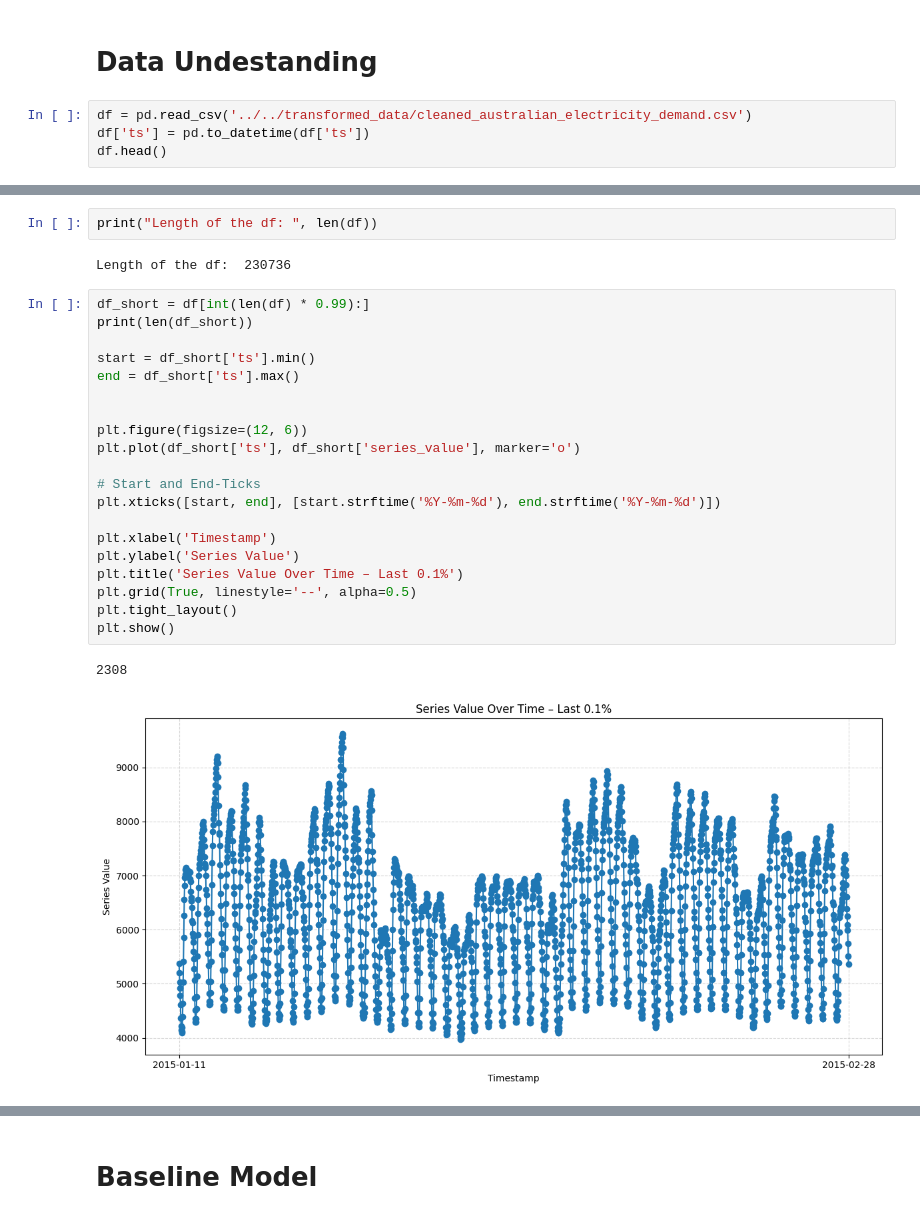
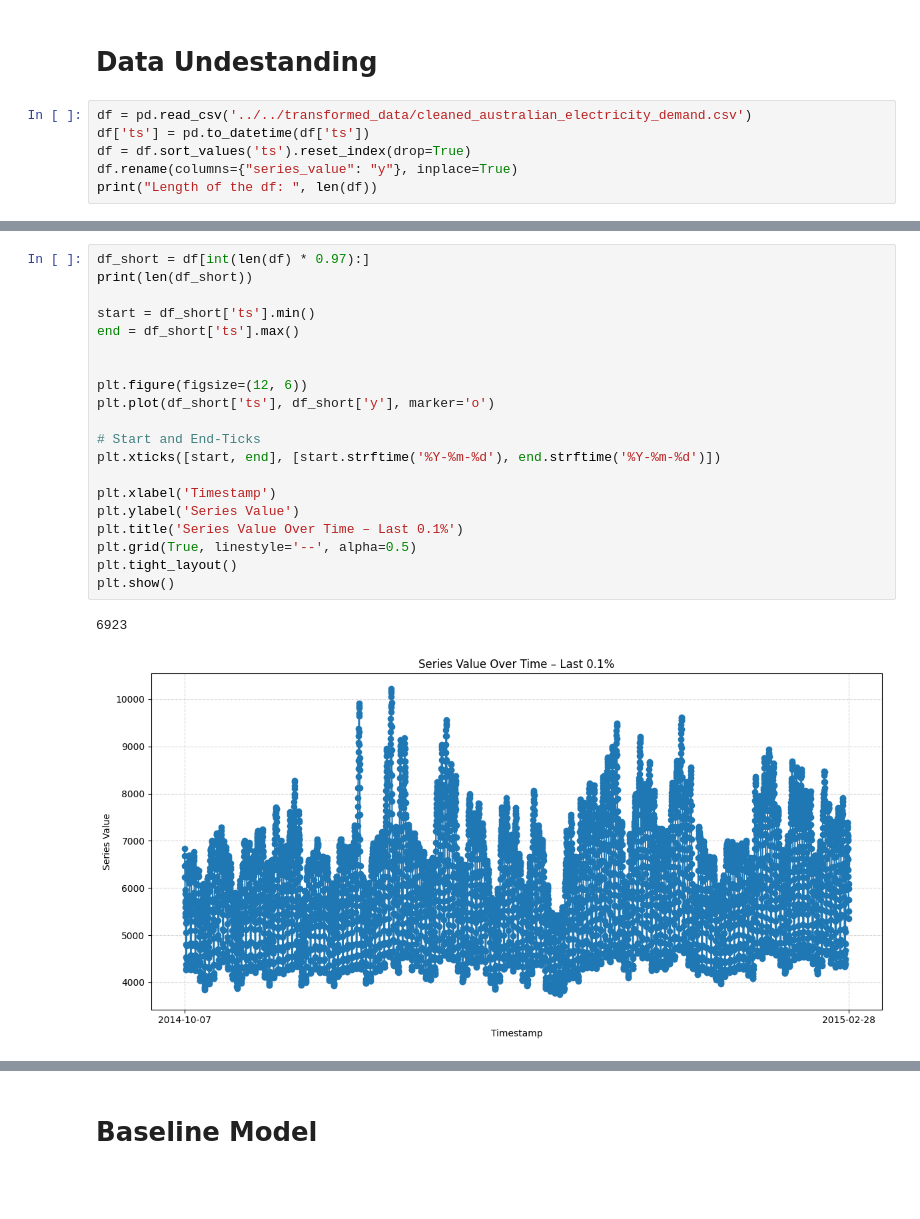
Before and after one commit to florivz/TSF-SS25-TimeGPT, a Jupyter notebook: skripts/forecasting/australian_electricity_model.ipynb, the cells around one changed output, grey strips where cells are left out. Cells and saved outputs as stored; diff of their text form; blank space fills up the shorter version.

```diff
--- a/skripts/forecasting/australian_electricity_model.ipynb
+++ b/skripts/forecasting/australian_electricity_model.ipynb
@@ -23,5 +13,7 @@ warnings.simplefilter(action='ignore', category=FutureWarning)
 # %%
 df = pd.read_csv('../../transformed_data/cleaned_australian_electricity_demand.csv')
 df['ts'] = pd.to_datetime(df['ts'])
-df.head()
+df = df.sort_values('ts').reset_index(drop=True)
+df.rename(columns={"series_value": "y"}, inplace=True)
+print("Length of the df: ", len(df))
 # %% [output]
@@ -34,28 +21,24 @@ df.head()
-# %%
-print("Length of the df: ", len(df))
-# %% [output]
-Length of the df:  230736
 # %%
-df_short = df[int(len(df) * 0.99):]
+df_short = df[int(len(df) * 0.97):]
 print(len(df_short))
 
 start = df_short['ts'].min()
 end = df_short['ts'].max()
 
 
 plt.figure(figsize=(12, 6))
-plt.plot(df_short['ts'], df_short['series_value'], marker='o')
+plt.plot(df_short['ts'], df_short['y'], marker='o')
 
 # Start and End-Ticks
 plt.xticks([start, end], [start.strftime('%Y-%m-%d'), end.strftime('%Y-%m-%d')])
 
 plt.xlabel('Timestamp')
 plt.ylabel('Series Value')
 plt.title('Series Value Over Time – Last 0.1%')
 plt.grid(True, linestyle='--', alpha=0.5)
 plt.tight_layout()
 plt.show()
 # %% [output]
-2308
+6923
-[figure, old version]
+[figure, new version]
 # %%
```
Also changed, not shown: parts of 22 cells of this notebook, 1 other file.
